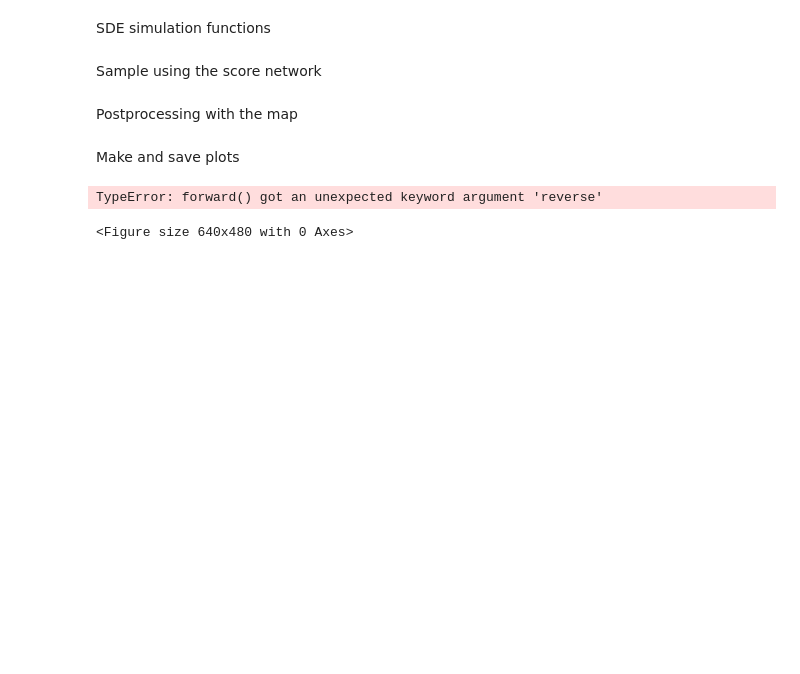
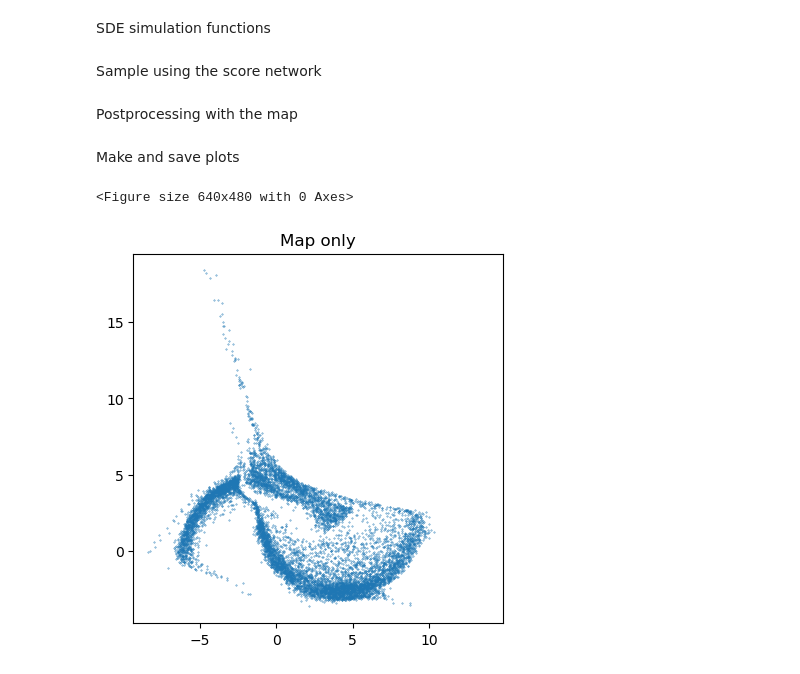
Before and after one commit to benjzhang/tap-sgm, a Jupyter notebook: preconditioned_generative_modeling/tap_sgm_simple.ipynb, the cells around one changed output. Saved outputs shown, nothing was run; the diff lists cells and outputs as text; code cells hidden in the pictures; blank space fills up the shorter version.

```diff
--- a/preconditioned_generative_modeling/tap_sgm_simple.ipynb
+++ b/preconditioned_generative_modeling/tap_sgm_simple.ipynb
@@ -78,12 +78,17 @@ class cosineact(nn.Module):
     def forward(self,input):
         evaluation = torch.cos(self.weights * input)
         return evaluation
+
+
+# Random Fourier features
+B = 2*torch.pi/ 3 * torch.randn(2,int(args.hiddenunits))
+c = 2 *torch.pi/3 * torch.rand(1,int(args.hiddenunits))
 # %%
 ## Score Model construction
 def construct_score_model(depth,hidden_units):
     chain = []
-    chain.append(nn.Linear(3,int(hidden_units),bias =True))
-    chain.append(cosineact())
+    chain.append(nn.Linear(int(hidden_units)+1,int(hidden_units),bias =True))
+    chain.append(nn.GELU())
 
     for ii in range(depth-1):
         chain.append(nn.Linear(int(hidden_units),int(hidden_units),bias = True))
@@ -184,13 +215,16 @@ for step in range(epochs):
     # sample toy_data
     p_samples = toy_data.inf_train_gen(dataset, batch_size = batch_size)
     samples = torch.tensor(p_samples).to(dtype = torch.float32)
+    samples = model(samples,None,reverse = False)
+
 
     half = int(batch_size/2)
     samples1 = samples[0:half,:]
     samples2 = samples[half:-1,:]
     # evaluate loss function and gradient
     # loss = time_dsm_score_estimator(scorenet,samples,0,T,eps = 0.0005)
-    loss = time_dsm_score_estimator(scorenet,samples1,0,tint,0.0001) + time_dsm_score_estimator(scorenet,samples2,tint,T,0.0001)
+    # loss = time_dsm_score_estimator(scorenet,samples1,0,tint,0.0001) + time_dsm_score_estimator(scorenet,samples2,tint,T,0.0001)
+    loss = FF_time_dsm_score_estimator(scorenet,samples1,0,tint,0.0001,B,c) + FF_time_dsm_score_estimator(scorenet,samples2,tint,T,0.0001,B,c)
 
     optimizer.zero_grad()
     loss.backward()
@@ -244,16 +317,20 @@ Sample using the score network
 # %%
 # Denoising the normal distribution
 samples_lang = torch.randn(10000, 2) # * (right_bound - left_bound) + left_bound
-samples_lang = reverse_sde(scorenet, samples_lang,torch.tensor(T)).detach().numpy()
+# samples_lang = reverse_sde(scorenet, samples_lang,torch.tensor(T)).detach().numpy()
+samples_lang = FF_reverse_sde(scorenet, samples_lang,torch.tensor(T),B,c).detach().numpy()
 
 # Denoising samples from the training data
 samples = torch.tensor(toy_data.inf_train_gen(dataset, batch_size = 10000))
+samples = model(samples.to(dtype = torch.float32),None,reverse = False)
 samples_lang_noisedtraining = samples * torch.exp(-0.5 * torch.tensor(T)) + torch.sqrt(1-torch.exp(-torch.tensor(T))) * torch.randn_like(samples)
-samples_lang_noisedtraining =reverse_sde(scorenet, samples_lang_noisedtraining.to(dtype=torch.float32),torch.tensor(T)).detach().numpy()
+# samples_lang_noisedtraining =reverse_sde(scorenet, samples_lang_noisedtraining.to(dtype=torch.float32),torch.tensor(T)).detach().numpy()
+samples_lang_noisedtraining =FF_reverse_sde(scorenet, samples_lang_noisedtraining.to(dtype=torch.float32),torch.tensor(T),B,c).detach().numpy()
 
 # Deterministically evolving the normal distribution
 samples_deterministic = torch.randn(10000,2)
-samples_deterministic = reverse_ode_flow(scorenet,samples_deterministic,torch.tensor(T)).detach().numpy()
+# samples_deterministic = reverse_ode_flow(scorenet,samples_deterministic,torch.tensor(T)).detach().numpy()
+samples_deterministic = FF_reverse_ode_flow(scorenet,samples_deterministic,torch.tensor(T),B,c).detach().numpy()
 # %% [markdown]
 Postprocessing with the map
 # %%
@@ -263,7 +340,7 @@ samples_deterministic_target = model(torch.tensor(samples_deterministic),None,re
 # %% [markdown]
 Make and save plots
 # %%
-savedir = saveloc + '/' + dataset + '_precdepth3_scoredepth' + str(args.depth)+'_tapsgm/'
+savedir = saveloc + '/' + dataset + '_precdepth3_scoredepth' + str(args.depth)+'_tapsgm_FFtest_deeperpreprocess/'
 
 # Check whether the specified path exists or not
 isExist = os.path.exists(savedir)
@@ -314,15 +391,13 @@ plt.savefig(savename)
 
 plt.clf()
 
-fig,axs = plt.subplots(1,7)
-samples_nf = model(samples_true,None,reverse = False).detach().numpy()
+fig,axs = plt.subplots(1,6)
+samples_nf = model(samples_true,None,reverse = False)
 
 for jj in range(6):
 
     samples_nf_out = ou_dynamics(samples_nf,torch.tensor(T/6*jj)).detach().numpy()
-
-    axs[jj].clf()
-    axs[jj].set_axis('square')
+    axs[jj].set_box_aspect(1)
     axs[jj].set_xlim([-6, 6])
     axs[jj].set_ylim([-6, 6])
     axs[jj].scatter(samples_nf_out[:,0],samples_nf_out[:,1],s = 0.1)
@@ -352,37 +427,32 @@ savename = savedir + 'reversesde_target.png'
 plt.savefig(savename)
 
 
 
 plt.clf()
 plt.scatter(samples_lang_noisedtraining_target[:,0],samples_lang_noisedtraining_target[:,1],s = 0.1)
 plt.axis('square')
 plt.title('Denoising noised training samples')
 savename = savedir + 'reversesde_noisedtraining_target.png'
 plt.savefig(savename)
 
 
 
 plt.clf()
 plt.scatter(samples_deterministic_target[:,0],samples_deterministic_target[:,1],s = 0.1)
 plt.axis('square')
 plt.title('Denoising normal with ODE flow')
 savename = savedir + 'deterministic_ode_target.png'
 plt.savefig(savename)
 
 
 
 samples_nf = model(torch.randn(10000,2),None,reverse = True).detach().numpy()
 plt.clf()
 plt.scatter(samples_nf[:,0],samples_nf[:,1],s = 0.1)
 plt.axis('square')
 plt.title('Map only')
 savename = savedir + 'map_only.png'
 plt.savefig(savename)
-
-
-
-savename = savedir + 'scorenet'
-torch.save(scorenet,savename)
 # %% [output]
-TypeError: forward() got an unexpected keyword argument 'reverse'
+<Figure size 640x480 with 0 Axes>
-<Figure size 640x480 with 0 Axes>
+[figure, added]
```
Also changed, not shown: parts of 6 cells of this notebook, 28 other files.
